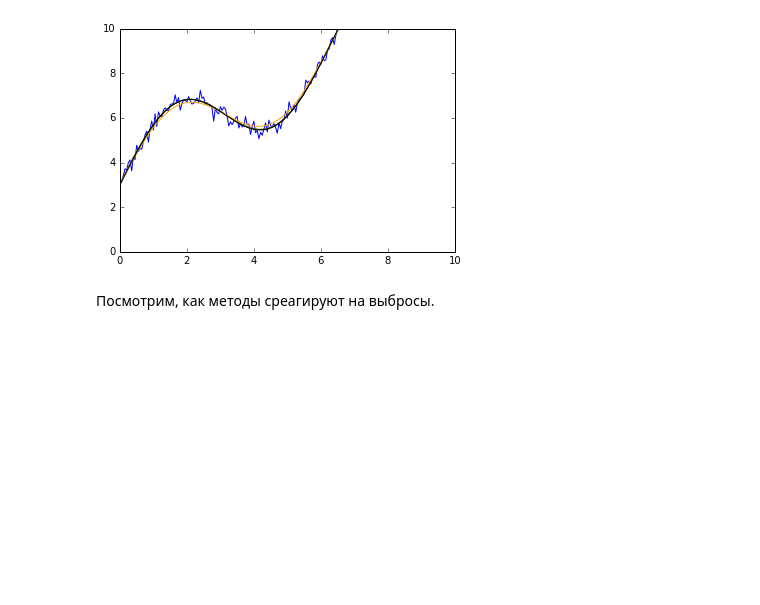
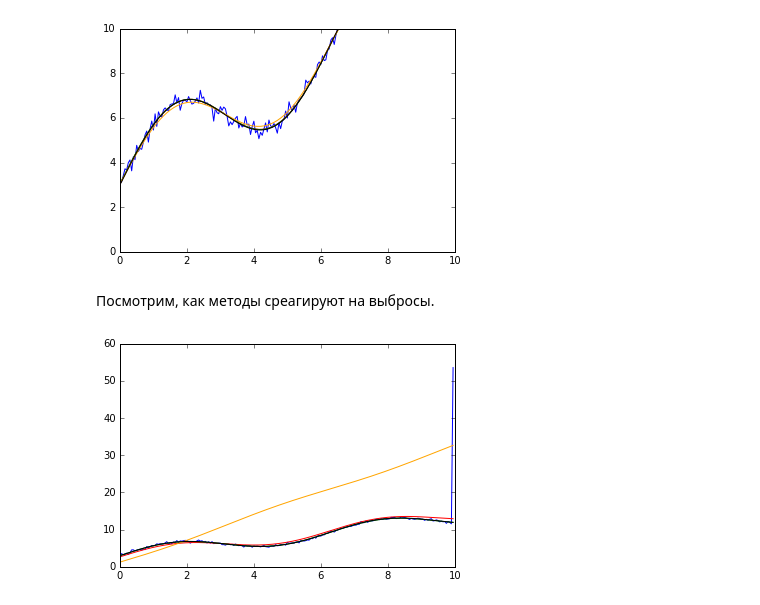
Before and after one commit to BolotinPetr/Mathematical-optimization, a Jupyter notebook: Task2/Task2.ipynb, the cells around one changed output. Saved outputs shown, nothing was run; the diff lists cells and outputs as text; code cells hidden in the pictures; blank space fills up the shorter version.

Commit message:
figure upload

```diff
--- a/Task2/Task2.ipynb
+++ b/Task2/Task2.ipynb
@@ -35,3 +35,11 @@ main.find_errors(y_rand)
 [figure]
 # %% [markdown]
 Посмотрим, как методы среагируют на выбросы.
+# %%
+dispersion = 0.2
+y_rand = main.gen_data(dispersion, y_true)
+y_rand[-1] = y_rand[1]+50
+
+main.find_errors(y_rand)
+# %% [output]
+[figure, added]
```
Also changed, not shown: parts of 4 cells of this notebook, 1 other file.
